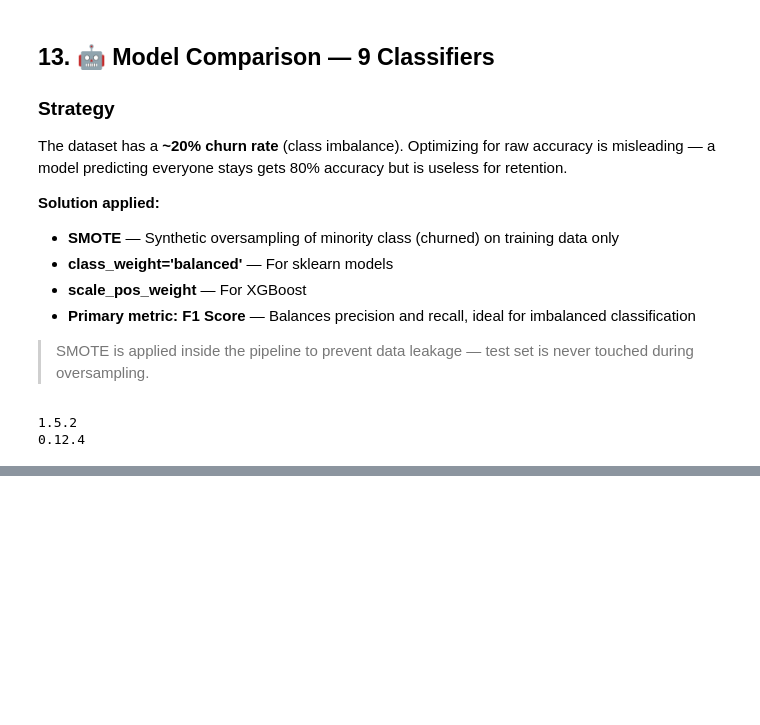
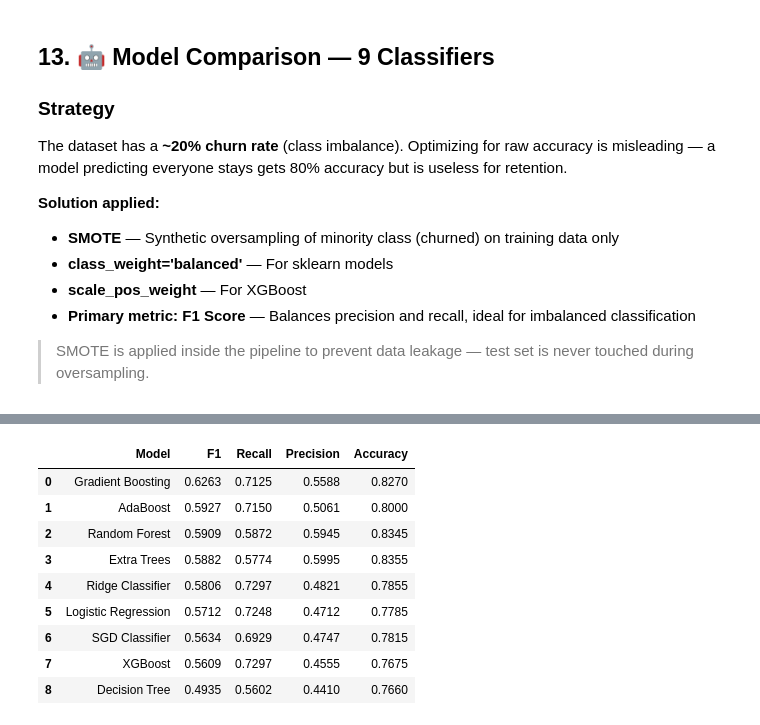
Before and after one commit to Zainch032/bank-churn-predictor, a Jupyter notebook: notebook/bank_churn.ipynb, the cells around one changed output, grey strips where cells are left out. Saved outputs shown, nothing was run; the diff lists cells and outputs as text; code cells hidden in the pictures; blank space fills up the shorter version.

```diff
--- a/notebook/bank_churn.ipynb
+++ b/notebook/bank_churn.ipynb
@@ -399,57 +410,39 @@ The dataset has a **~20% churn rate** (class imbalance). Optimizing for raw accu
 - **Primary metric: F1 Score** — Balances precision and recall, ideal for imbalanced classification
 
 > SMOTE is applied inside the pipeline to prevent data leakage — test set is never touched during oversampling.
-# %%
-import sklearn, imblearn
-print(sklearn.__version__)
-print(imblearn.__version__)
-# %% [output]
-1.5.2
-0.12.4
 # %%
-from imblearn.pipeline import Pipeline   # ← change sklearn to imblearn
-from imblearn.over_sampling import SMOTE
-from xgboost import XGBClassifier
-from sklearn.metrics import f1_score
-import pandas as pd
-
-# scale_pos_weight for XGBoost
-neg   = (y_train == 0).sum()
-pos   = (y_train == 1).sum()
+neg, pos = (y_train == 0).sum(), (y_train == 1).sum()
 scale = round(neg / pos, 2)
 
 models = {
-    "Logistic Regression": LogisticRegression(max_iter=1000, class_weight='balanced'),
-    "Random Forest":       RandomForestClassifier(random_state=42, class_weight='balanced'),
+    "Logistic Regression": LogisticRegression(max_iter=1000, class_weight="balanced"),
+    "Random Forest":       RandomForestClassifier(random_state=42, class_weight="balanced"),
     "Gradient Boosting":   GradientBoostingClassifier(random_state=42),
-    "Decision Tree":       DecisionTreeClassifier(random_state=42, class_weight='balanced'),
+    "Decision Tree":       DecisionTreeClassifier(random_state=42, class_weight="balanced"),
     "AdaBoost":            AdaBoostClassifier(random_state=42),
-    "Extra Trees":         ExtraTreesClassifier(random_state=42, class_weight='balanced'),
-    "Ridge Classifier":    RidgeClassifier(class_weight='balanced'),
-    "SGD Classifier":      SGDClassifier(random_state=42, class_weight='balanced'),
-    "XGBoost":             XGBClassifier(scale_pos_weight=scale, eval_metric='logloss', random_state=42)
+    "Extra Trees":         ExtraTreesClassifier(random_state=42, class_weight="balanced"),
+    "Ridge Classifier":    RidgeClassifier(class_weight="balanced"),
+    "SGD Classifier":      SGDClassifier(random_state=42, class_weight="balanced"),
+    "XGBoost":             XGBClassifier(scale_pos_weight=scale, eval_metric="logloss", random_state=42),
 }
 
 results = []
+for name, model in models.items():
+    pipe = ImbPipeline([
+        ("preprocessor", preprocessor),
+        ("smote", SMOTE(random_state=42)),
+        ("classifier", model)
+    ])
+    pipe.fit(X_train, y_train)
+    y_pred = pipe.predict(X_test)
+    results.append({
+        "Model":     name,
+        "F1":        round(f1_score(y_test, y_pred), 4),
+        "Recall":    round(recall_score(y_test, y_pred), 4),
+        "Precision": round(precision_score(y_test, y_pred), 4),
+        "Accuracy":  round(accuracy_score(y_test, y_pred), 4),
+    })
+    print(f"{name}: done")
 
-for name, model in models.items():
-    step_pipeline = Pipeline(steps=[
-        ('preprocessor', preprocessor),
-        ('smote',        SMOTE(k_neighbors=5, random_state=42)),  # ← added
-        ('classifier',   model)
-    ])
-
-    step_pipeline.fit(X_train, y_train)
-    y_pred = step_pipeline.predict(X_test)
-
-    results.append({
-        "Model"    : name,
-        "F1 Score" : f1_score(y_test, y_pred),
-        "Accuracy" : accuracy_score(y_test, y_pred),
-        "Recall"   : round(f1_score(y_test, y_pred, average=None)[1], 4)
-    })
-    print(f"Finished: {name}")
-
-results_df = pd.DataFrame(results).sort_values(by="F1 Score", ascending=False)
-print(results_df)
+pd.DataFrame(results).sort_values("F1", ascending=False).reset_index(drop=True)
 # %% [output]
@@ -474,0 +458,10 @@ Finished: XGBoost
+|  | Model | F1 | Recall | Precision | Accuracy |
+| 0 | Gradient Boosting | 0.6263 | 0.7125 | 0.5588 | 0.8270 |
+| 1 | AdaBoost | 0.5927 | 0.7150 | 0.5061 | 0.8000 |
+| 2 | Random Forest | 0.5909 | 0.5872 | 0.5945 | 0.8345 |
+| 3 | Extra Trees | 0.5882 | 0.5774 | 0.5995 | 0.8355 |
+| 4 | Ridge Classifier | 0.5806 | 0.7297 | 0.4821 | 0.7855 |
+| 5 | Logistic Regression | 0.5712 | 0.7248 | 0.4712 | 0.7785 |
+| 6 | SGD Classifier | 0.5634 | 0.6929 | 0.4747 | 0.7815 |
+| 7 | XGBoost | 0.5609 | 0.7297 | 0.4555 | 0.7675 |
+| 8 | Decision Tree | 0.4935 | 0.5602 | 0.4410 | 0.7660 |
```
Also changed, not shown: parts of 19 cells of this notebook, 4 other files.
